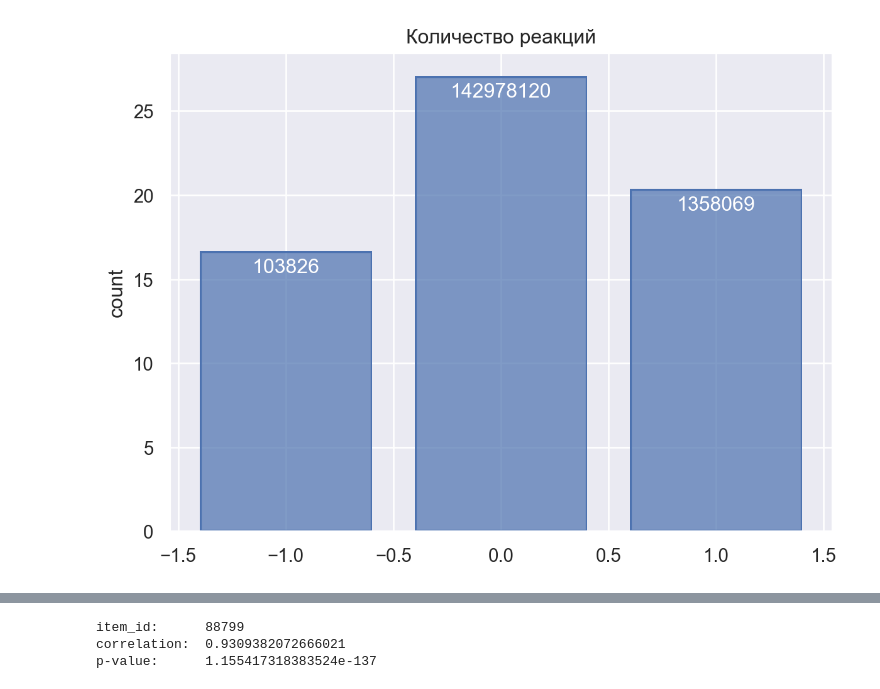
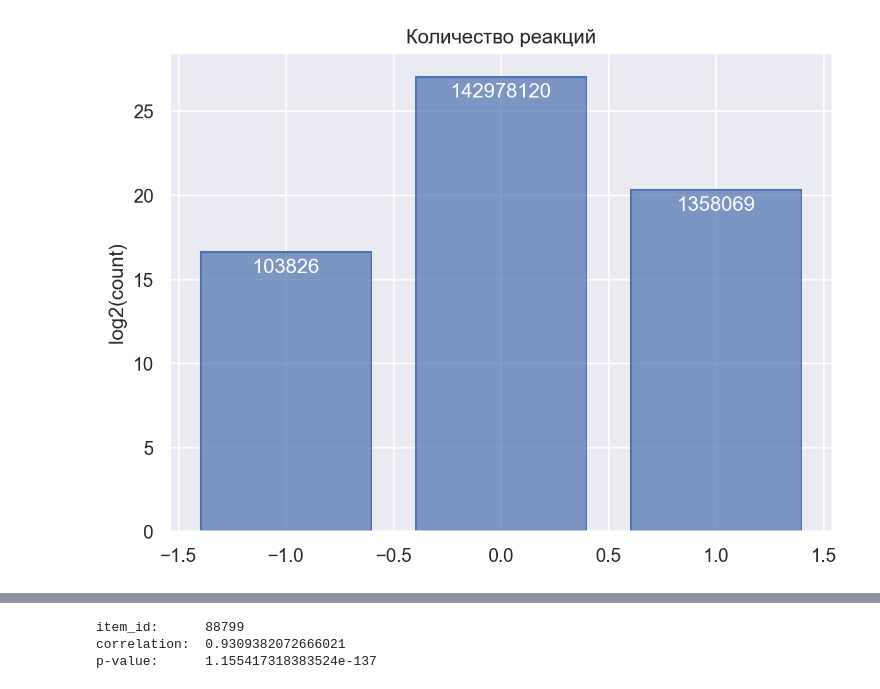
Before and after one commit to dabudaeva/VK-cup-2022, a Jupyter notebook: step_2/eda.ipynb, the cells around one changed output, grey strips where cells are left out. Cells and saved outputs as stored; diff of their text form; code cells hidden in the pictures.

```diff
--- a/step_2/eda.ipynb
+++ b/step_2/eda.ipynb
@@ -80,11 +108,11 @@ g = train.timespent.value_counts() # в среднем - 0.54466, median - 0
 # %%
-g = train.reaction.value_counts() # в среднем - 0.54466, median - 0
+g1 = train.reaction.value_counts() # в среднем - 0.54466, median - 0
 
 p = (
-    so.Plot(x=g.index, y=np.log2(g), text=g)
+    so.Plot(x=g1.index, y=np.log2(g1), text=g1)
     .add(so.Bar())
     .add(so.Text(color="w",valign="top"))
 )
-p.label(title='Количество реакций', x='', y='count')
+p.label(title='Количество реакций', x='', y='log2(count)')
 # %% [output]
-[figure, old version]
+[figure, new version]
```
Also changed, not shown: parts of 25 cells of this notebook, 3 other files.
